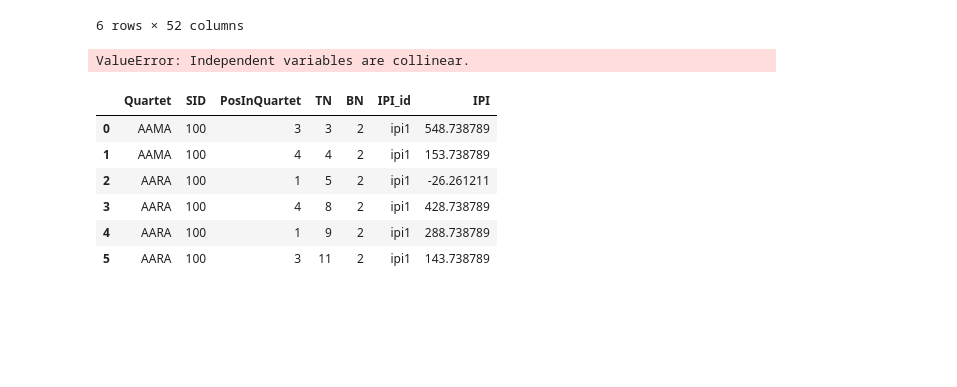
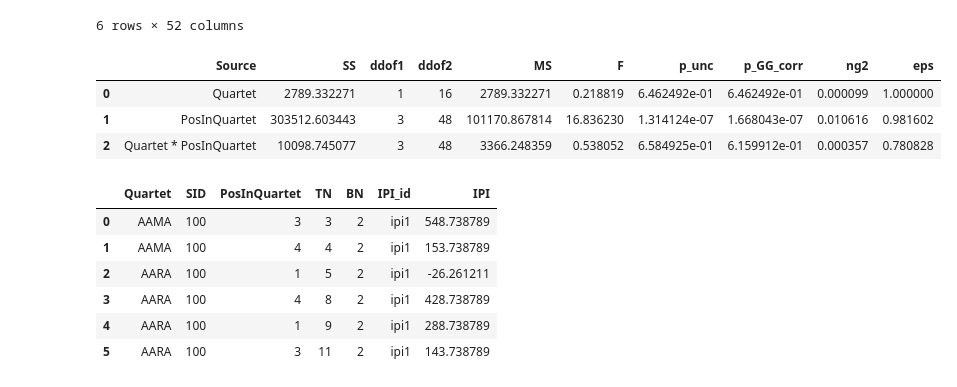
Before and after one commit to AmandaGiselleLily/modified-digit-inteference, a Jupyter notebook: notebooks/Within Subjects ANOVA.ipynb, the cells around one changed output. Cells and saved outputs as stored; diff of their text form; code cells hidden in the pictures; blank space fills up the shorter version.

Commit message:
ANOVA and debug

```diff
--- a/notebooks/Within Subjects ANOVA.ipynb
+++ b/notebooks/Within Subjects ANOVA.ipynb
@@ -35,10 +33,14 @@ data.head(6)
 # %%
 condition_data = data[(data.Quartet!="AAAA")]
 condition_data.groupby(["SID","Quartet","PosInQuartet"])
 
-print(AnovaRM(data=condition_data,depvar="MovementTime",subject="SN",within=["Quartet"],aggregate_func="mean").fit())
+anova=pingouin.rm_anova(data=condition_data,dv="MovementTime",subject="SN",within=["Quartet","PosInQuartet"])
+display(anova)
 # %% [output]
-ValueError: Independent variables are collinear.
+|  | Source | SS | ddof1 | ddof2 | MS | F | p_unc | p_GG_corr | ng2 | eps |
+| 0 | Quartet | 2789.332271 | 1 | 16 | 2789.332271 | 0.218819 | 6.462492e-01 | 6.462492e-01 | 0.000099 | 1.000000 |
+| 1 | PosInQuartet | 303512.603443 | 3 | 48 | 101170.867814 | 16.836230 | 1.314124e-07 | 1.668043e-07 | 0.010616 | 0.981602 |
+| 2 | Quartet * PosInQuartet | 10098.745077 | 3 | 48 | 3366.248359 | 0.538052 | 6.584925e-01 | 6.159912e-01 | 0.000357 | 0.780828 |
 # %%
 melted_ipi = condition_data.melt(id_vars=["Quartet", 'SID', 'PosInQuartet', 'TN', 'BN'],value_vars=["ipi1","ipi2","ipi3","ipi4"], value_name="IPI", var_name="IPI_id")
 melted_ipi['IPI'] = (melted_ipi['IPI'] - melted_ipi.groupby('SID')['IPI'].transform('mean'))
```
Also changed, not shown: parts of 2 cells of this notebook, 3 other files.
